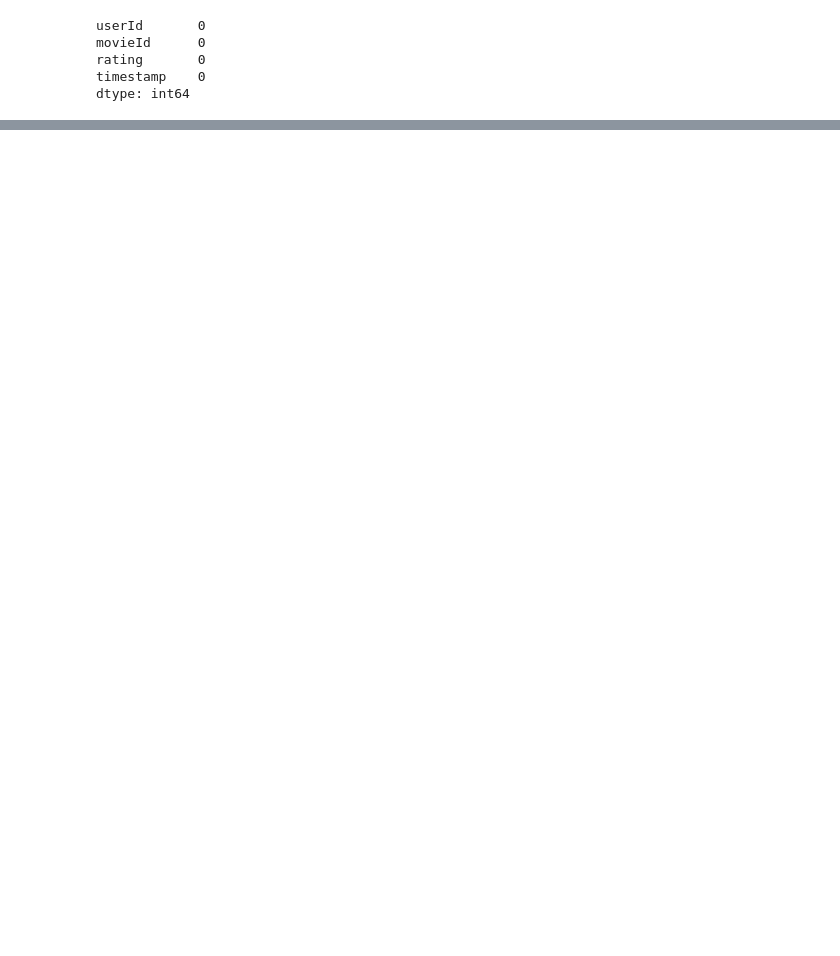
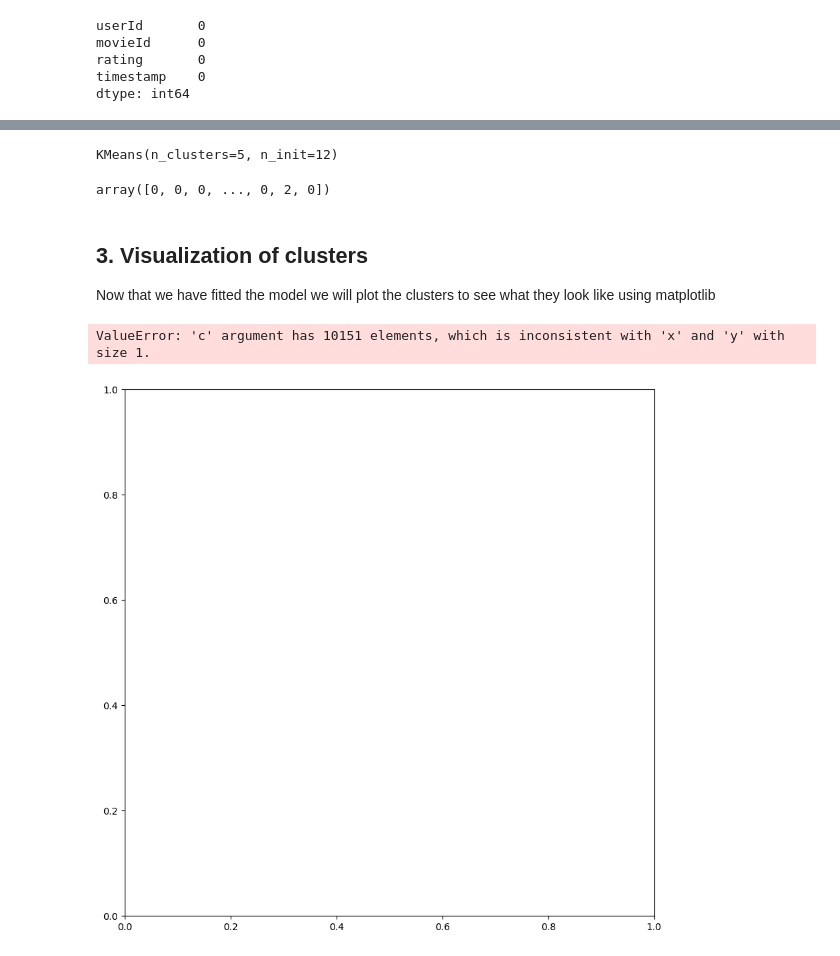
Before and after one commit to revabharara/Movie-Recommendation-System, a Jupyter notebook: Collaborative filtering based movie recommendation system.ipynb, the cells around one changed output, grey strips where cells are left out. Cells and saved outputs as stored; diff of their text form; code cells hidden in the pictures; blank space fills up the shorter version.

```diff
--- a/Collaborative filtering based movie recommendation system.ipynb
+++ b/Collaborative filtering based movie recommendation system.ipynb
@@ -163,0 +213,3 @@ In this collaborative filtering system we will be creating a user-movie rating m
+# %%
+#converting the dtype of values into float
+rating_pivot=rating_pivot.astype('float')
@@ -163,0 +223,3 @@ In this collaborative filtering system we will be creating a user-movie rating m
+# %%
+rating_pivot=csr_matrix(rating_pivot)
+rating_pivot
@@ -163,0 +236,22 @@ In this collaborative filtering system we will be creating a user-movie rating m
+# %%
+# initializing the model
+kmeans=KMeans(init='k-means++', n_clusters=5, n_init=12)
+kmeans
+# %% [output]
+KMeans(n_clusters=5, n_init=12)
+# %%
+# training the model
+clusters=kmeans.fit_predict(rating_pivot)
+clusters
+# %% [output]
+array([0, 0, 0, ..., 0, 2, 0])
+# %% [markdown]
+## 3. Visualization of clusters
+Now that we have fitted the model we will plot the clusters to see what they look like using matplotlib
+# %%
+figure=plt.figure(figsize=(10,10))
+plt.scatter(rating_pivot[:,0], rating_pivot[:,1], c=clusters)
+plt.show()
+# %% [output]
+ValueError: 'c' argument has 10151 elements, which is inconsistent with 'x' and 'y' with size 1.
+[figure, added]
```
Also changed, not shown: parts of 32 cells of this notebook.
